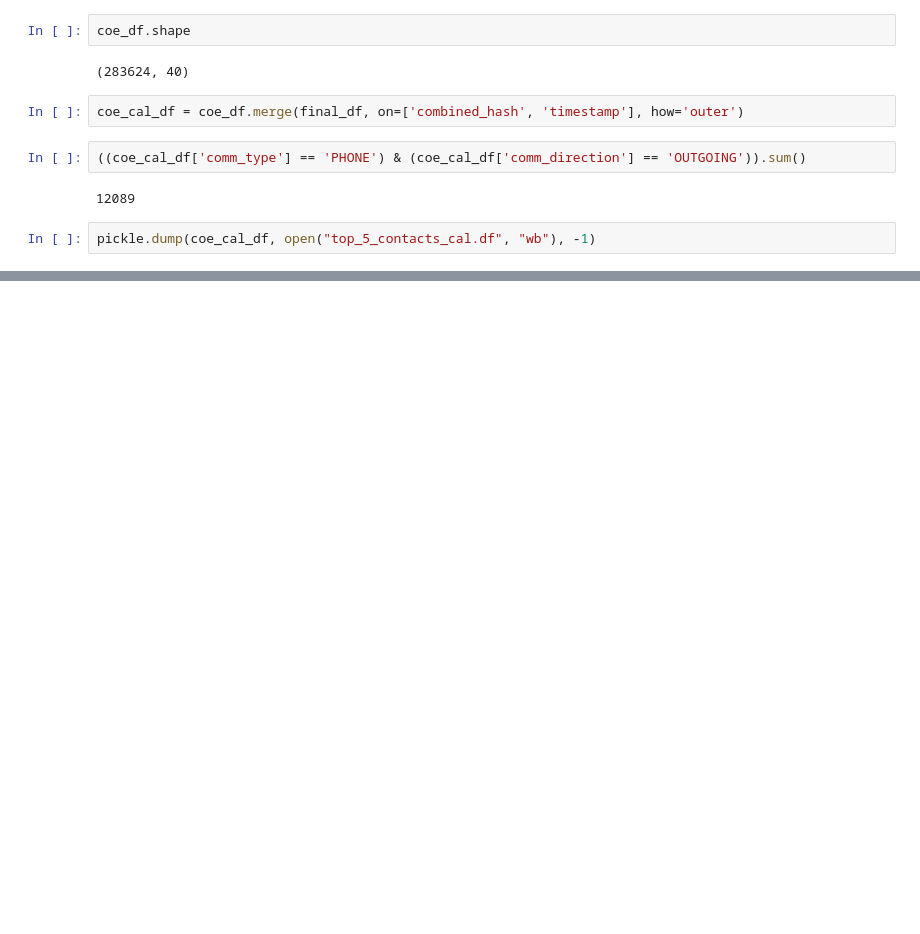
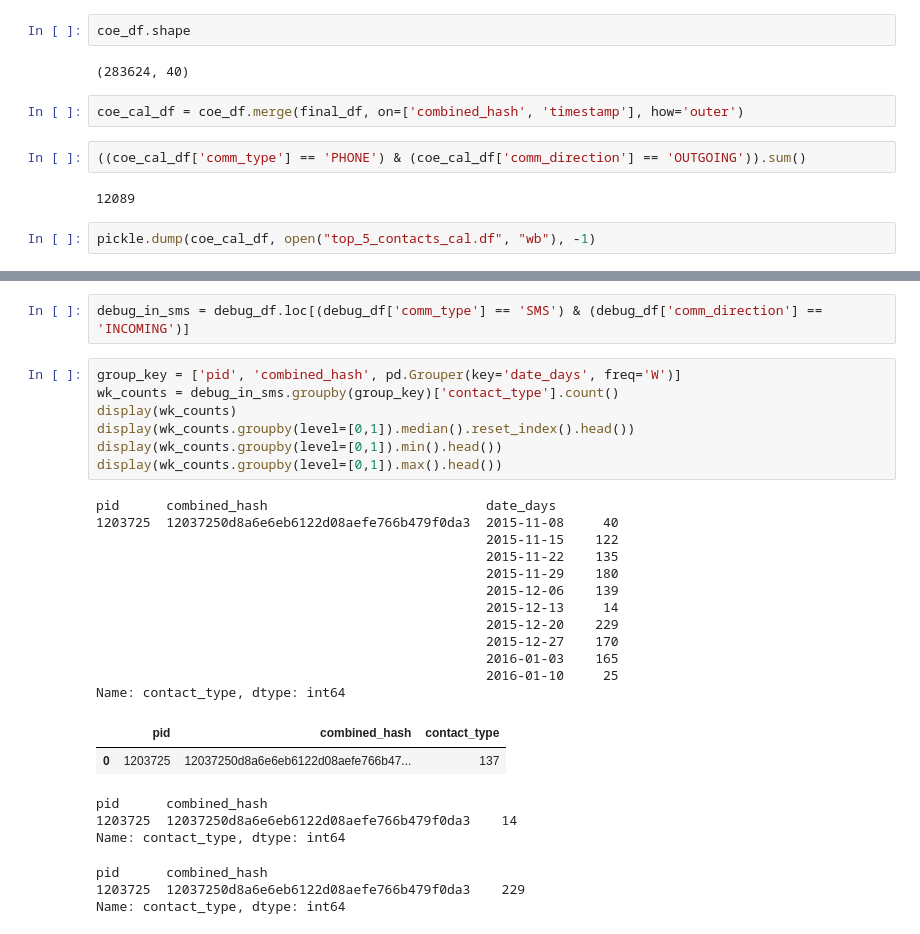
Before and after one commit to tliu526/relationship-prediction, a Jupyter notebook: feature_extract/call_len_feature_extract.ipynb, the cells around one changed output, grey strips where cells are left out. Cells and saved outputs as stored; diff of their text form; blank space fills up the shorter version.

```diff
--- a/feature_extract/call_len_feature_extract.ipynb
+++ b/feature_extract/call_len_feature_extract.ipynb
@@ -154,0 +206,30 @@ pickle.dump(coe_cal_df, open("top_5_contacts_cal.df", "wb"), -1)
+# %%
+debug_in_sms = debug_df.loc[(debug_df['comm_type'] == 'SMS') & (debug_df['comm_direction'] == 'INCOMING')]
+# %%
+group_key = ['pid', 'combined_hash', pd.Grouper(key='date_days', freq='W')]
+wk_counts = debug_in_sms.groupby(group_key)['contact_type'].count()
+display(wk_counts)
+display(wk_counts.groupby(level=[0,1]).median().reset_index().head())
+display(wk_counts.groupby(level=[0,1]).min().head())
+display(wk_counts.groupby(level=[0,1]).max().head())
+# %% [output]
+pid      combined_hash                            date_days
+1203725  12037250d8a6e6eb6122d08aefe766b479f0da3  2015-11-08     40
+                                                  2015-11-15    122
+                                                  2015-11-22    135
+                                                  2015-11-29    180
+                                                  2015-12-06    139
+                                                  2015-12-13     14
+                                                  2015-12-20    229
+                                                  2015-12-27    170
+                                                  2016-01-03    165
+                                                  2016-01-10     25
+Name: contact_type, dtype: int64
+|  | pid | combined_hash | contact_type |
+| 0 | 1203725 | 12037250d8a6e6eb6122d08aefe766b47... | 137 |
+pid      combined_hash
+1203725  12037250d8a6e6eb6122d08aefe766b479f0da3    14
+Name: contact_type, dtype: int64
+pid      combined_hash
+1203725  12037250d8a6e6eb6122d08aefe766b479f0da3    229
+Name: contact_type, dtype: int64
```
Also changed, not shown: parts of 6 cells of this notebook, 1 other file.
